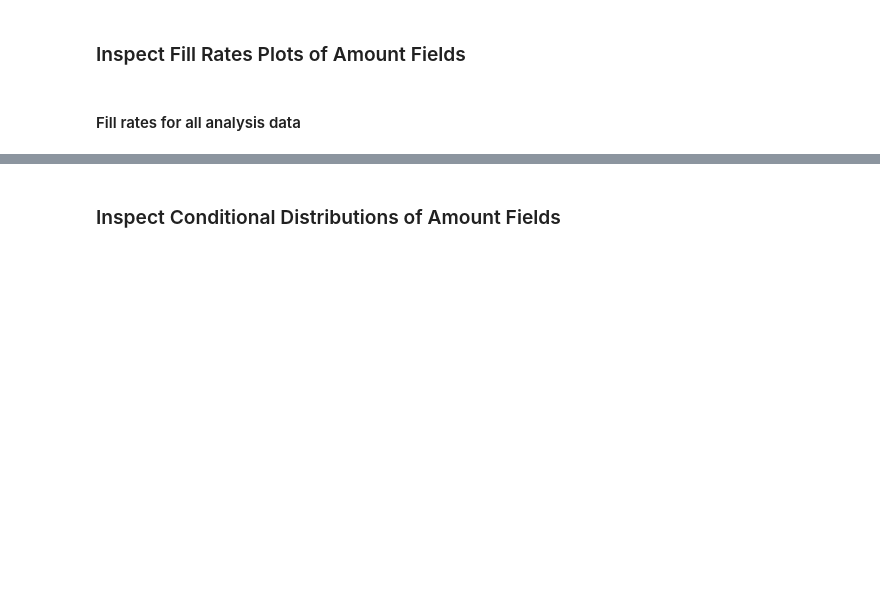
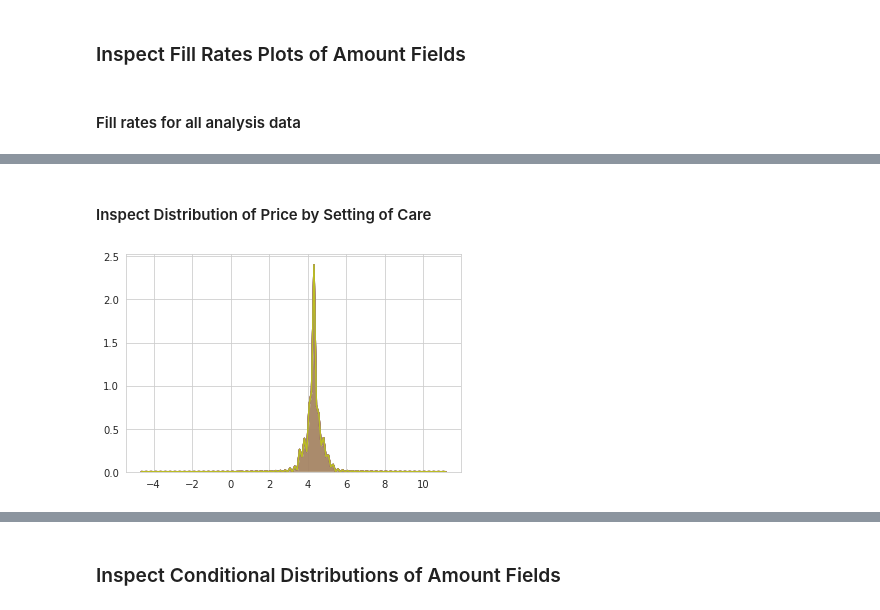
Before and after one commit to komodokamalesh/costofcare, a Jupyter notebook: analysis/Price Data Exploration.ipynb, the cells around one changed output, grey strips where cells are left out. Cells and saved outputs as stored; diff of their text form; code cells hidden in the pictures; blank space fills up the shorter version.

```diff
--- a/analysis/Price Data Exploration.ipynb
+++ b/analysis/Price Data Exploration.ipynb
@@ -262,0 +433,10 @@ pull_snfdb(select_statement=temp_select_statement)
+# %% [markdown]
+#### Inspect Distribution of Price by Setting of Care
+# %%
+soc_list = sample_proc_price_pull['SOC'].unique()
+pd_list = [sample_proc_price_pull.loc[sample_proc_price_pull['SOC'] == soc] for soc in soc_list]
+
+for pd_temp in pd_list:
+    sns.distplot(log(sample_proc_price_pull[['ALLOWED_AMOUNT']]), kde_kws={"shade": True},hist=False)
+# %% [output]
+[figure, added]
```
Also changed, not shown: parts of 56 cells of this notebook.
